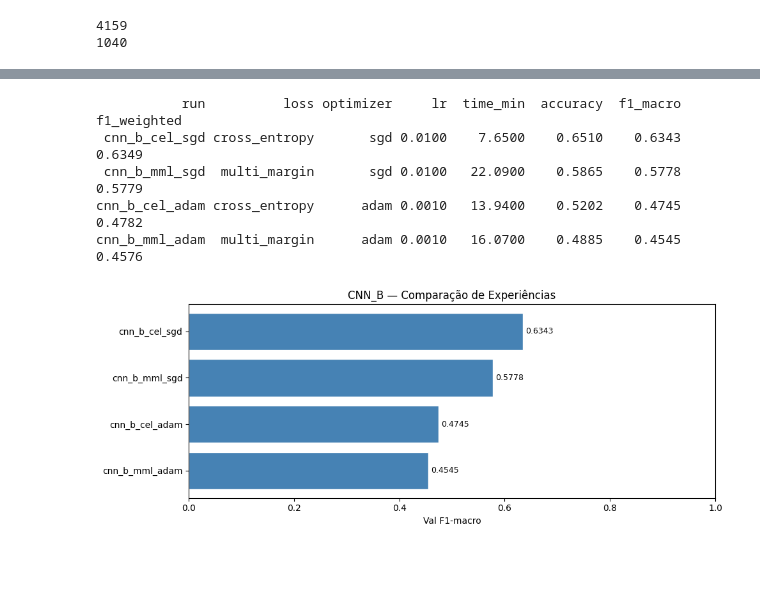
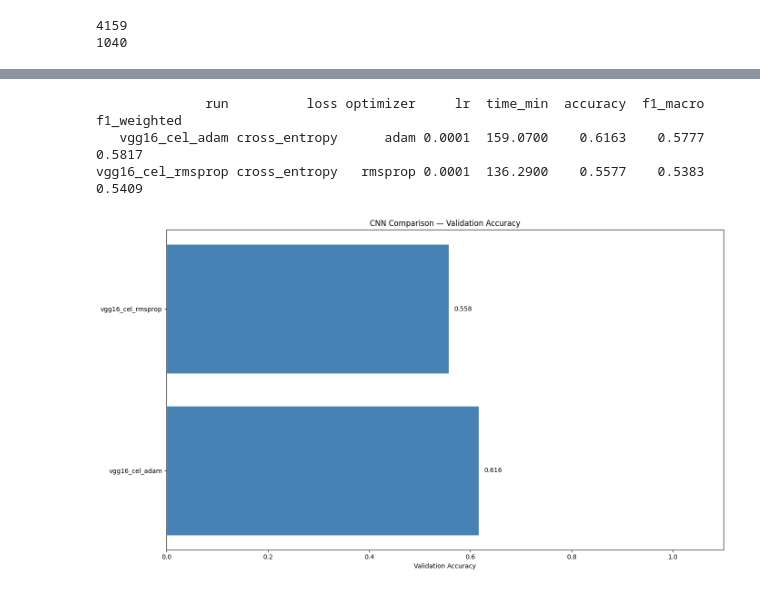
Before and after one commit to vazeta/butterfly-species-classification, a Jupyter notebook: src/2_CNN.ipynb, the cells around one changed output, grey strips where cells are left out. Cells and saved outputs as stored; diff of their text form; code cells hidden in the pictures; blank space fills up the shorter version.

```diff
--- a/src/2_CNN.ipynb
+++ b/src/2_CNN.ipynb
@@ -29,11 +29,11 @@ torch.backends.cudnn.benchmark = False
 
 DEVICE = torch.device("cuda" if torch.cuda.is_available() else "cpu")
 
-PATH = "./aca-butterflies"
+PATH = "../aca-butterflies"
 NUM_CLASSES = 75
 BATCH_SIZE = 32
 IMAGE_SIZE = 224
-NUM_EPOCHS = 100
+NUM_EPOCHS = 30
 PATIENCE = 7
 
 # from our dataset, calculated at 0_EDA.ipynb file
@@ -397,16 +409,16 @@ def build_criterion(name):
 # Definição das 4 combinações para cada uma das 3 arquiteturas
 experiments = [
     # --- Experiências com CNN_B (Baseline Modular) ---
-    ("cnn_b_cel_adam",    lambda: ModernLeNet(), "cross_entropy", "adam",    1e-3),
-    ("cnn_b_cel_rmsprop", lambda: ModernLeNet(), "cross_entropy", "rmsprop", 1e-3),
-    ("cnn_b_mml_adam",    lambda: ModernLeNet(), "multi_margin",  "adam",    1e-3),
-    ("cnn_b_mml_rmsprop", lambda: ModernLeNet(), "multi_margin",  "rmsprop", 1e-3),
+    # ("modernlenet_cel_adam",    lambda: ModernLeNet(), "cross_entropy", "adam",    1e-3),
+    # ("modernlenet_cel_rmsprop", lambda: ModernLeNet(), "cross_entropy", "rmsprop", 1e-3),
+    # ("modernlenet_mml_adam",    lambda: ModernLeNet(), "multi_margin",  "adam",    1e-3),
+    # ("modernlenet_mml_rmsprop", lambda: ModernLeNet(), "multi_margin",  "rmsprop", 1e-3),
 
     # --- Experiências com AlexNet (Aprendizagem Hierárquica) ---
-    ("alexnet_cel_adam",    lambda: AlexNet(), "cross_entropy", "adam",    1e-4),
-    ("alexnet_cel_rmsprop", lambda: AlexNet(), "cross_entropy", "rmsprop", 1e-4),
-    ("alexnet_mml_adam",    lambda: AlexNet(), "multi_margin",  "adam",    1e-4),
-    ("alexnet_mml_rmsprop", lambda: AlexNet(), "multi_margin",  "rmsprop", 1e-4),
+    # ("alexnet_cel_adam",    lambda: AlexNet(), "cross_entropy", "adam",    1e-4),
+    # ("alexnet_cel_rmsprop", lambda: AlexNet(), "cross_entropy", "rmsprop", 1e-4),
+    # ("alexnet_mml_adam",    lambda: AlexNet(), "multi_margin",  "adam",    1e-4),
+    # ("alexnet_mml_rmsprop", lambda: AlexNet(), "multi_margin",  "rmsprop", 1e-4),
 
     # --- Experiências com VGG16 (Filtros 3x3 Profundos) ---
     ("vgg16_cel_adam",    lambda: VGG16(), "cross_entropy", "adam",    1e-4),
@@ -483,25 +544,30 @@ RuntimeError: DataLoader worker (pid(s) 21745, 21746) exited unexpectedly
 # %%
-df_results = pd.DataFrame(results_summary).sort_values("f1_macro", ascending=False).reset_index(drop=True)
+df_results = pd.DataFrame(results_summary).sort_values("accuracy", ascending=False)
+df_results = df_results.reset_index(drop=True)
+
+pd.set_option("display.max_colwidth", None)
 pd.set_option("display.float_format", "{:.4f}".format)
 print(df_results.to_string(index=False))
 # %% [output]
-           run          loss optimizer     lr  time_min  accuracy  f1_macro  f1_weighted
- cnn_b_cel_sgd cross_entropy       sgd 0.0100    7.6500    0.6510    0.6343       0.6349
- cnn_b_mml_sgd  multi_margin       sgd 0.0100   22.0900    0.5865    0.5778       0.5779
-cnn_b_cel_adam cross_entropy      adam 0.0010   13.9400    0.5202    0.4745       0.4782
-cnn_b_mml_adam  multi_margin      adam 0.0010   16.0700    0.4885    0.4545       0.4576
+              run          loss optimizer     lr  time_min  accuracy  f1_macro  f1_weighted
+   vgg16_cel_adam cross_entropy      adam 0.0001  159.0700    0.6163    0.5777       0.5817
+vgg16_cel_rmsprop cross_entropy   rmsprop 0.0001  136.2900    0.5577    0.5383       0.5409
 # %%
-fig, ax = plt.subplots(figsize=(10, 4))
-bars = ax.barh(df_results["run"][::-1], df_results["f1_macro"][::-1], color="steelblue", edgecolor="white")
-ax.set_xlabel("Val F1-macro")
-ax.set_title("CNN_B — Comparação de Experiências")
-ax.set_xlim(0, 1.0)
-for bar, val in zip(bars, df_results["f1_macro"][::-1]):
-    ax.text(bar.get_width() + 0.005, bar.get_y() + bar.get_height()/2, f"{val:.4f}", va="center", fontsize=9)
+fig, ax = plt.subplots(figsize=(14, 8))
+bars = ax.barh(df_results["run"], df_results["accuracy"], color="steelblue", edgecolor="white")
+
+ax.set_xlabel("Validation Accuracy")
+ax.set_title("CNN Comparison — Validation Accuracy")
+ax.set_xlim(0, 1.1)
+
+for bar in bars:
+    val = bar.get_width()
+    ax.text(val + 0.01, bar.get_y() + bar.get_height()/2, f"{val:.3f}", va="center")
+
 plt.tight_layout()
 plt.show()
 # %% [output]
-[figure, old version]
+[figure, new version]
 # %%
 best_run   = df_results.iloc[0]["run"]
 best_model = trained_models[best_run]
```
Also changed, not shown: parts of 11 cells of this notebook, 13 other files.
